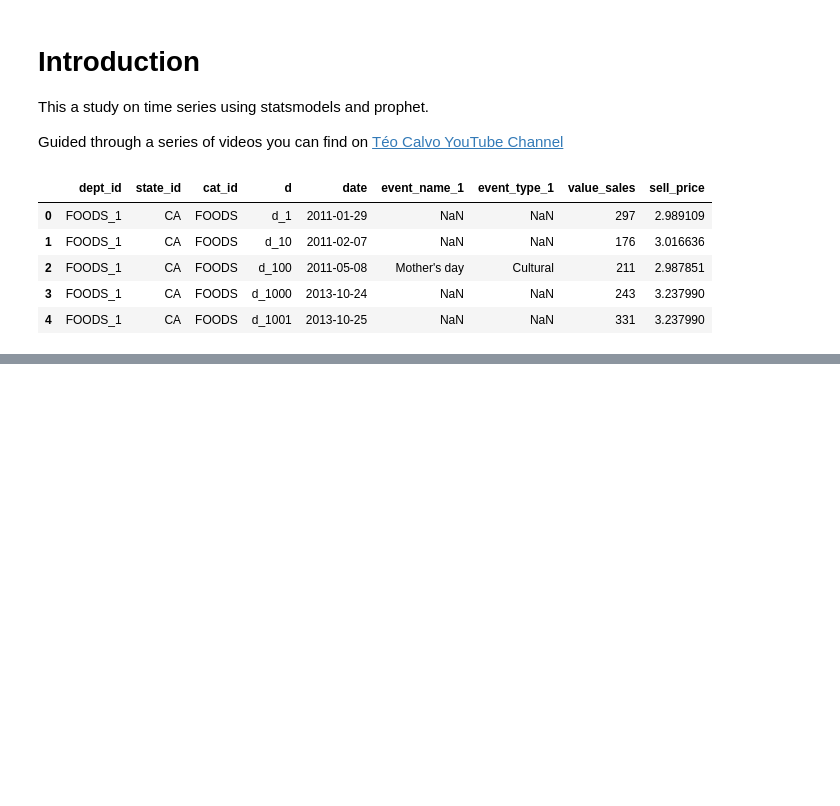
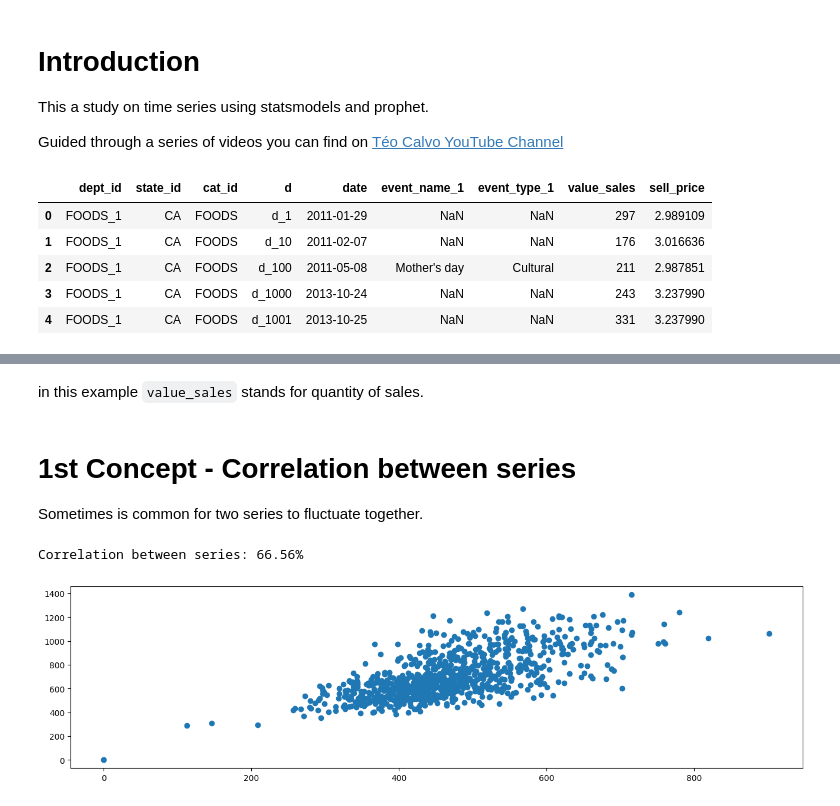
Before and after one commit to ads-felipe/time-series-studies, a Jupyter notebook: notebooks/time_series.ipynb, the cells around one changed output, grey strips where cells are left out. Saved outputs shown, nothing was run; the diff lists cells and outputs as text; code cells hidden in the pictures; blank space fills up the shorter version.

```diff
--- a/notebooks/time_series.ipynb
+++ b/notebooks/time_series.ipynb
@@ -27,0 +77,15 @@ df.head()
+# %% [markdown]
+in this example `value_sales` stands for quantity of sales.
+# %% [markdown]
+# 1st Concept - Correlation between series
+
+Sometimes is common for two series to fluctuate together.
+# %%
+corr = df_hobbies1['value_sales'].corr(df_hh1['value_sales'])
+print(f"Correlation between series: {corr:.2%}")
+
+plt.scatter(df_hobbies1['value_sales'], df_hh1['value_sales'])
+plt.show()
+# %% [output]
+Correlation between series: 66.56%
+[figure, added]
```
Also changed, not shown: parts of 30 cells of this notebook.
